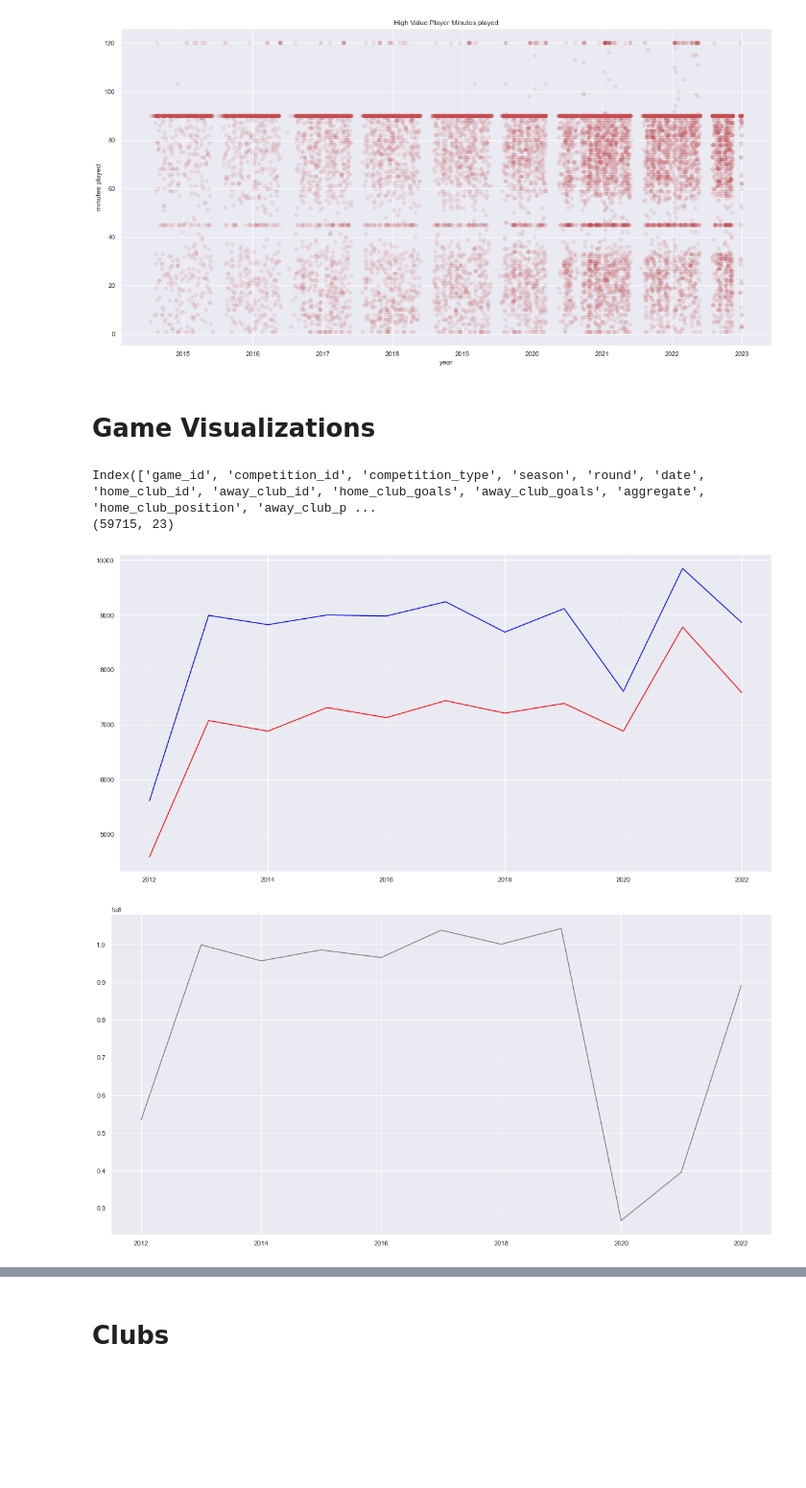
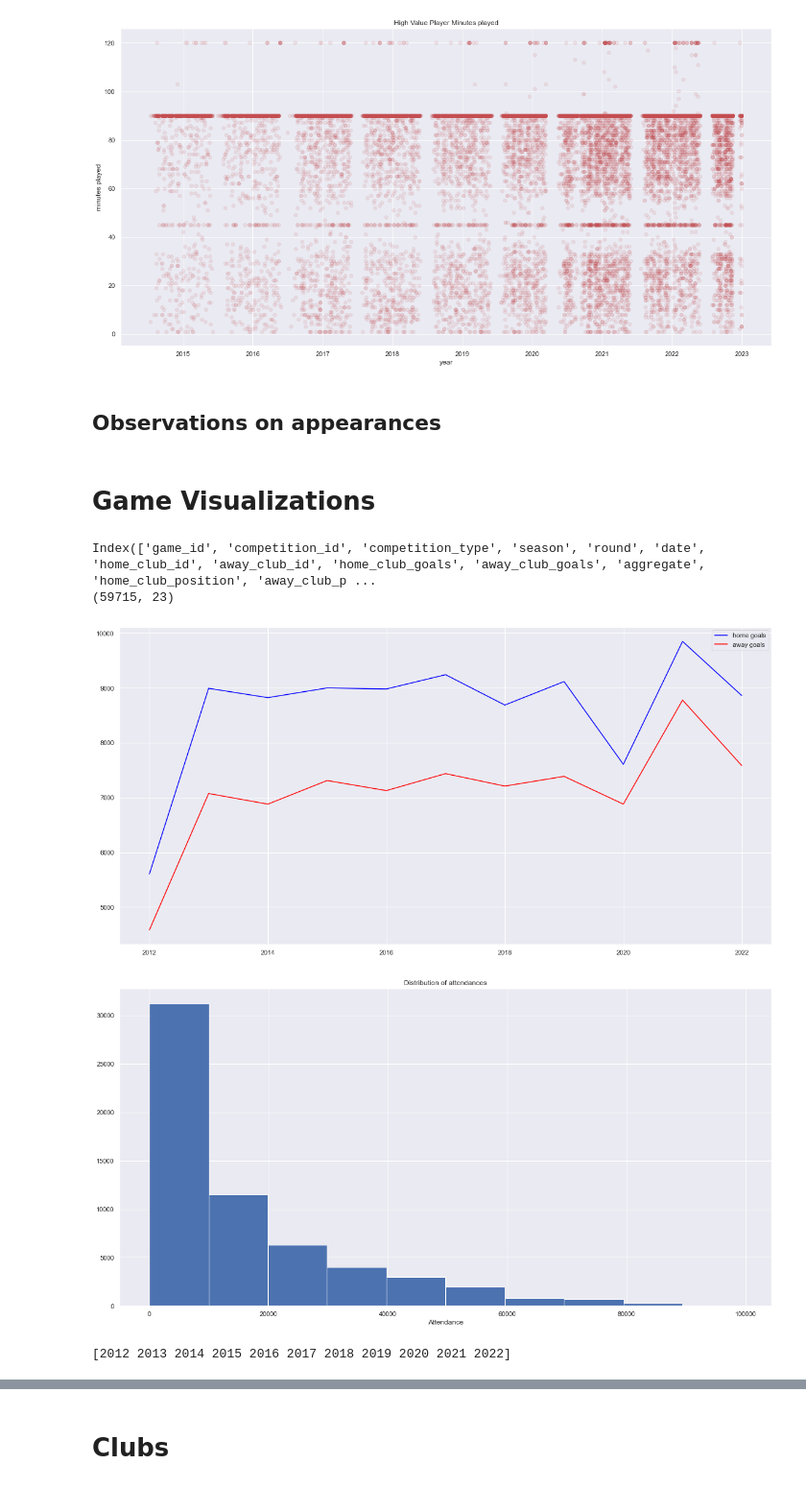
Before and after one commit to davidcoxon/Kaggle, a Jupyter notebook: Football/Transfermarket2.ipynb, the cells around one changed output, grey strips where cells are left out. Shown at 96% size. Saved outputs shown, nothing was run; the diff lists cells and outputs as text; code cells hidden in the pictures; blank space fills up the shorter version.

Commit message:
updated notebook
general updates to games

```diff
--- a/Football/Transfermarket2.ipynb
+++ b/Football/Transfermarket2.ipynb
@@ -458,31 +466,50 @@ Index(['appearance_id', 'game_id', 'player_id', 'player_club_id', 'player_curren
 [figure]
 [figure]
 [figure]
+# %% [markdown]
+## Observations on appearances
 # %% [markdown]
 # Game Visualizations
-# %%
-print(games_df.columns)
-print(games_df.shape)
-#print(games_df.goals.head())
-#print(games_df.datetime.head())
-
-#add year to game valuations
-games_df['datetime']=pd.to_datetime(games_df['date'], format="%Y-%m-%d")
-games_df['year']=games_df['datetime'].dt.year
-
-#filter range
-games_df = games_df[(games_df.year > 2004 ) & (games_df.year < 2023 )]
-
-yeargroups1 = games_df.loc[:,['home_club_goals', 'year']].groupby(['year']).sum().sort_values(by='year', ascending=True)
-yeargroups2 = games_df.loc[:,['away_club_goals', 'year']].groupby(['year']).sum().sort_values(by='year', ascending=True)
-plt.plot(yeargroups1.index,yeargroups1,color='blue',label='goals')
-plt.plot(yeargroups2.index,yeargroups2,color='red',label='goals')
-plt.show()
-yeargroups3 = games_df.loc[:,['attendance', 'year']].groupby(['year']).sum().sort_values(by='year', ascending=True)
-plt.plot(yeargroups3.index,yeargroups3,color='grey',label='goals')
-plt.show()
-# %% [output]
-Index(['game_id', 'competition_id', 'competition_type', 'season', 'round', 'date', 'home_club_id', 'away_club_id', 'home_club_goals', 'away_club_goals', 'aggregate', 'home_club_position', 'away_club_p ...
-(59715, 23)
-[figure, removed]
-[figure, removed]
+# %%
+print(games_df.columns)
+print(games_df.shape)
+#print(games_df.goals.head())
+#print(games_df.datetime.head())
+
+#add year to game valuations
+games_df['datetime']=pd.to_datetime(games_df['date'], format="%Y-%m-%d")
+games_df['year']=games_df['datetime'].dt.year
+
+#filter range
+games_df = games_df[(games_df.year > 2004 ) & (games_df.year < 2023 )]
+
+# annual home versus away goals
+yeargroups1 = games_df.loc[:,['home_club_goals', 'year']].groupby(['year']).sum().sort_values(by='year', ascending=True)
+yeargroups2 = games_df.loc[:,['away_club_goals', 'year']].groupby(['year']).sum().sort_values(by='year', ascending=True)
+plt.plot(yeargroups1.index,yeargroups1,color='blue',label='home goals')
+plt.plot(yeargroups2.index,yeargroups2,color='red',label='away goals')
+plt.legend()
+plt.show()
+
+# distribution of attendances
+plt.hist(games_df['attendance'])
+plt.title('Distribution of attendances')
+plt.xlabel('Attendance')
+plt.show()
+
+# valuation by position
+n=1;colour=['yellow','r','orange','b','g'];years=games_df['year'].unique()
+print(years)
+for year in years:
+    plt.subplot(1,len(years),n);n=n+1
+    attendance_df1 = games_df[(games_df.year==year)]
+    plt.hist(attendance_df1['attendance'])
+    plt.ylim(0,4000)
+    plt.xlabel(year)
+plt.show()
+# %% [output]
+Index(['game_id', 'competition_id', 'competition_type', 'season', 'round', 'date', 'home_club_id', 'away_club_id', 'home_club_goals', 'away_club_goals', 'aggregate', 'home_club_position', 'away_club_p ...
+(59715, 23)
+[figure, added]
+[figure, added]
+[2012 2013 2014 2015 2016 2017 2018 2019 2020 2021 2022]
```
Also changed, not shown: parts of 5 cells of this notebook, 11 other files.
